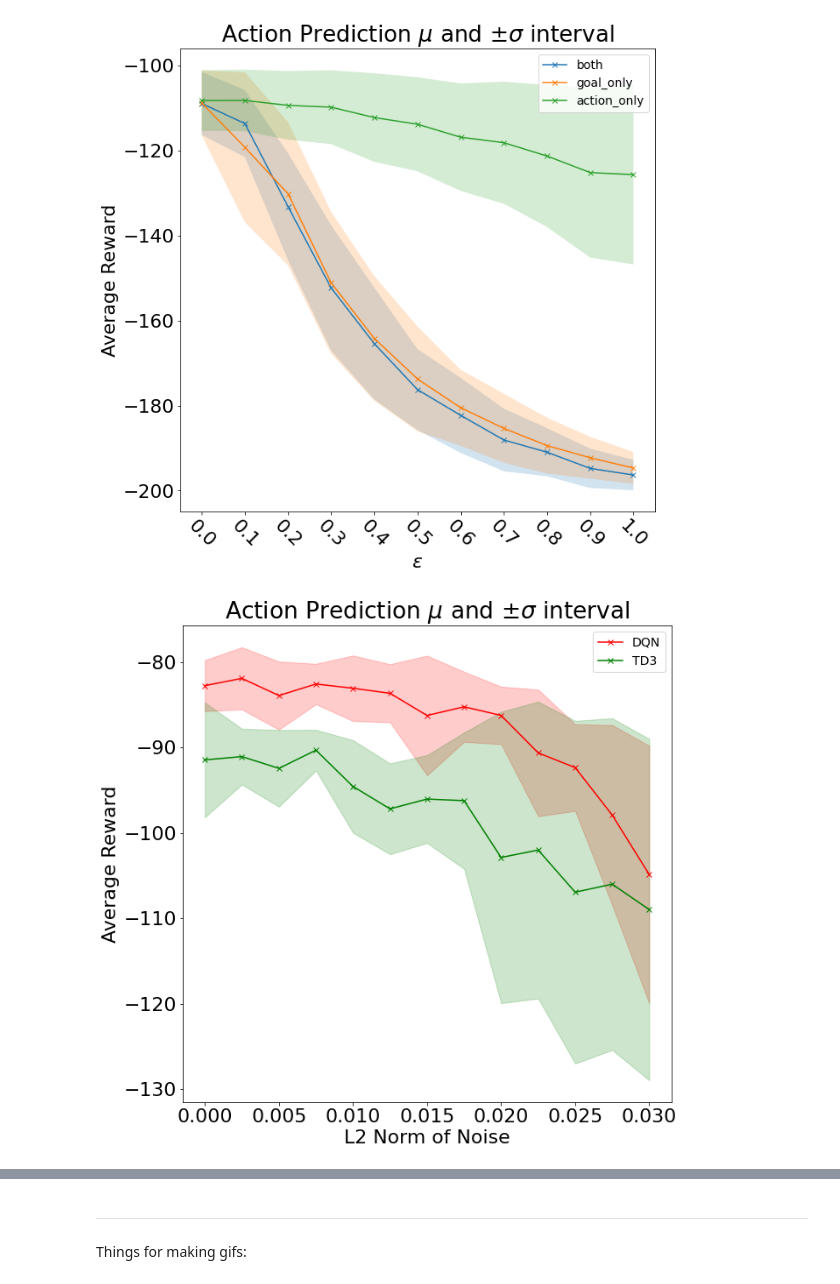
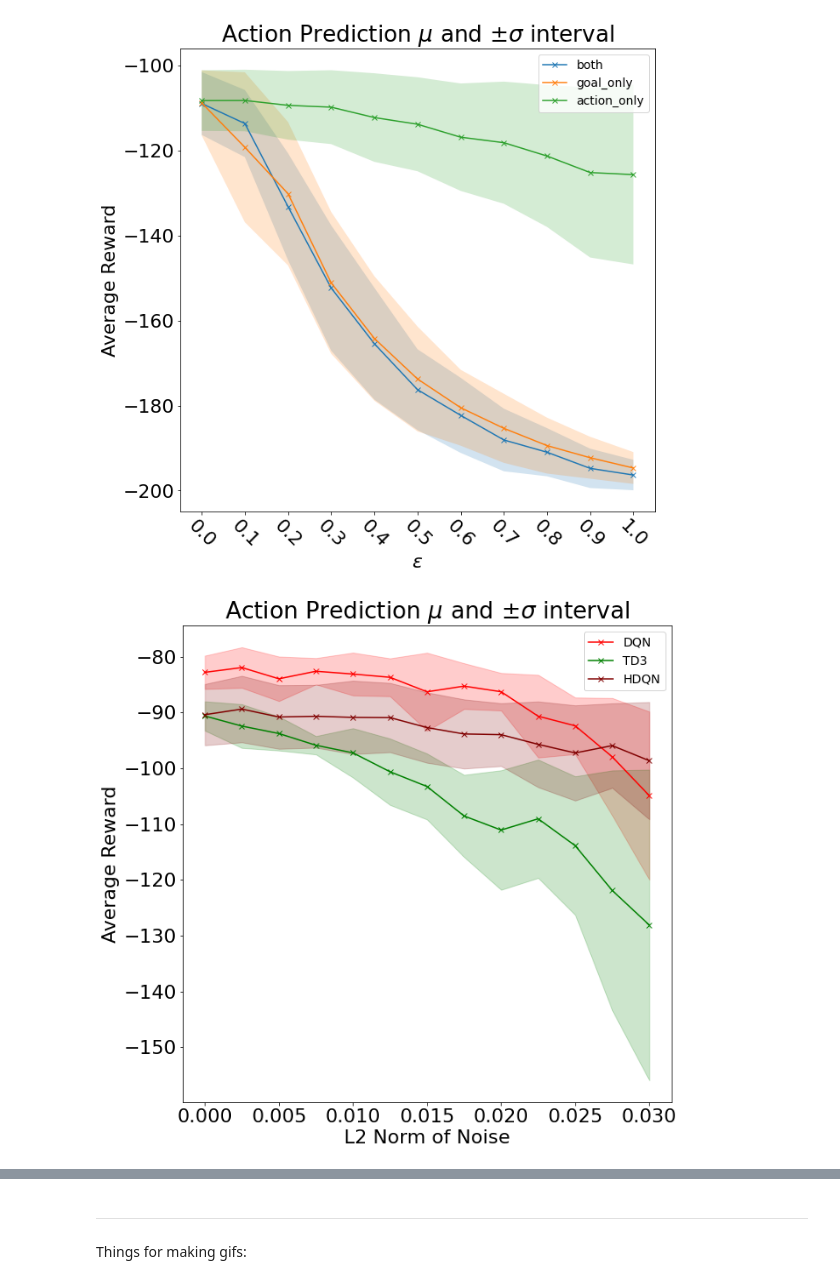
Before and after one commit to Davidobot/adversarial_hrl, a Jupyter notebook: plotting/plotting.ipynb, the cells around one changed output, grey strips where cells are left out. Drawn from its saved outputs; the diff is of its cells as text; code cells hidden in the pictures.

```diff
--- a/plotting/plotting.ipynb
+++ b/plotting/plotting.ipynb
@@ -199,11 +193,12 @@ plot_fgsm(json.load(open("car/noise_hrl/hdqn_episodes.json")))
 # %%
 import json
 plot_norms([\
     (json.load(open("acrobot/fgsm_targeted/dqn_episodes.json")), "red", "DQN"),\
-    (json.load(open("acrobot/fgsm_untargeted/td3_episodes.json")), "green", "TD3"),\
+    (json.load(open("acrobot/fgsm_targeted/td3_episodes.json")), "green", "TD3"),\
+    (json.load(open("acrobot/fgsm_targeted/hdqn_episodes.json"))['action_only'], "maroon", "HDQN")
    ])
 # %% [output]
-[figure, old version]
+[figure, new version]
 # %%
 import json
 eps = json.load(open("acrobot/fgsm_untargeted/td3_episodes.json"))
```
Also changed, not shown: parts of 5 cells of this notebook, 15 other files.
